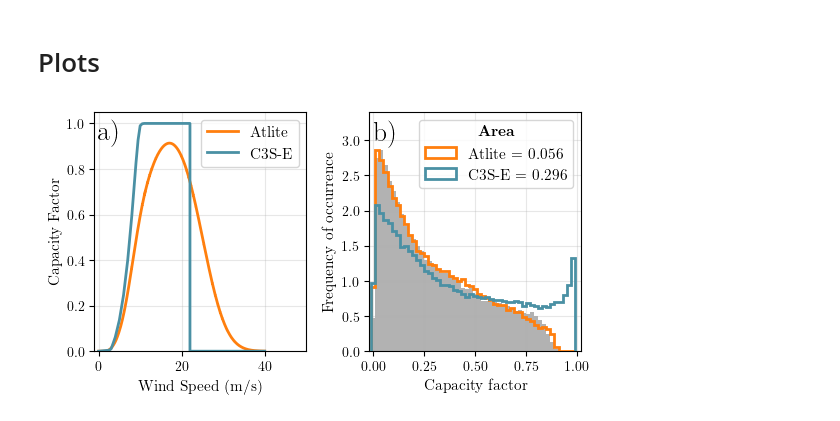
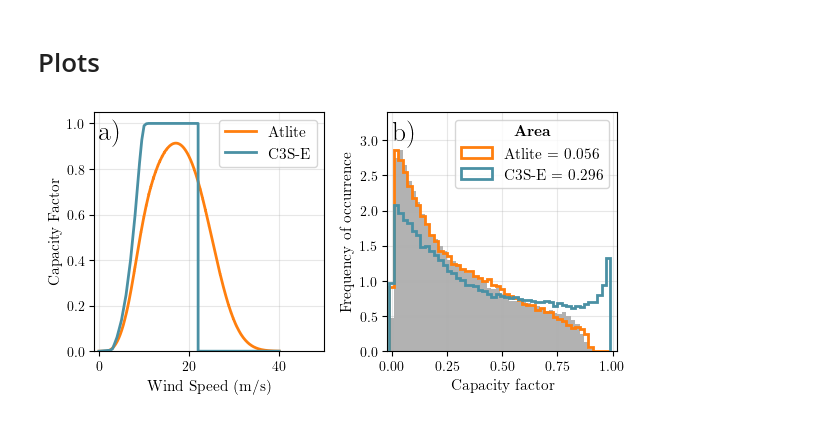
Before and after one commit to BorisM202/RES_droughts, a Jupyter notebook: Scripts/verification_power_curve.ipynb, the cells around one changed output. Saved outputs shown, nothing was run; the diff lists cells and outputs as text; code cells hidden in the pictures.

```diff
--- a/Scripts/verification_power_curve.ipynb
+++ b/Scripts/verification_power_curve.ipynb
@@ -50,7 +50,7 @@ with open(path_turbines_vestas, 'r') as f:
 bins = np.arange(-0.01, 1.01, 0.02)
 # %%
 cm =1/2.54
-fig, ax = plt.subplots(1, 2, figsize=(14.5*cm, 8*cm))
+fig, ax = plt.subplots(1, 2, figsize=(15.5*cm, 8*cm))
 
 ax[0].plot(turbine_enercon_smooth['V'],
            turbine_enercon_smooth['POW'],
@@ -99,32 +99,32 @@ hist_vestas, _, _ = ax[1].hist(cf_wind['C3S Gridded'],
 
 ax[1].set_xlabel('Capacity factor', fontsize=11)
 ax[1].set_ylabel('Frequency of occurrence', fontsize=11)
 ax[1].grid(alpha=0.3, zorder=0)
 
 ax[1].set_xlim(-0.02, 1.02)
 ax[1].set_ylim(0, 3.4)
 
 ax[1].margins(0.02)
 
 
 total_area_030smooth = (abs(hist_030smooth - hist_eirgrid)*(bins[1:]-bins[:-1])).sum()
 total_area_vestas = (abs(hist_vestas - hist_eirgrid)*(bins[1:]-bins[:-1])).sum()
 
 custom_lines = [
     Line2D([0], [0], color='blue', lw=2),
     Line2D([0], [0], color='orange', lw=2)
 ]
 
 label_leg = ['Atlite = {:.3f}'.format((abs(hist_030smooth - hist_eirgrid)*(bins[1:]-bins[:-1])).sum()),
               'C3S-E = {:.3f}'.format((abs(hist_vestas - hist_eirgrid)*(bins[1:]-bins[:-1])).sum())
             ]
 
 ax[1].legend(custom_lines, labels=label_leg, fontsize=11, title=r"$\bf{Area}$", title_fontsize = 11)
 
 ax[0].text(-0.1, 1.02, 'a)', fontsize=20, ha='left', va='top')
 ax[1].text(0, 3.3, 'b)', fontsize=20, ha='left', va='top')
 
 fig.tight_layout()
-fig.savefig('verification_power_curve.pdf')
+fig.savefig('verification_power_curve.pdf', bbox_inches='tight')
 # %% [output]
-[figure, old version]
+[figure, new version]
```
Also changed, not shown: 6 other files.
